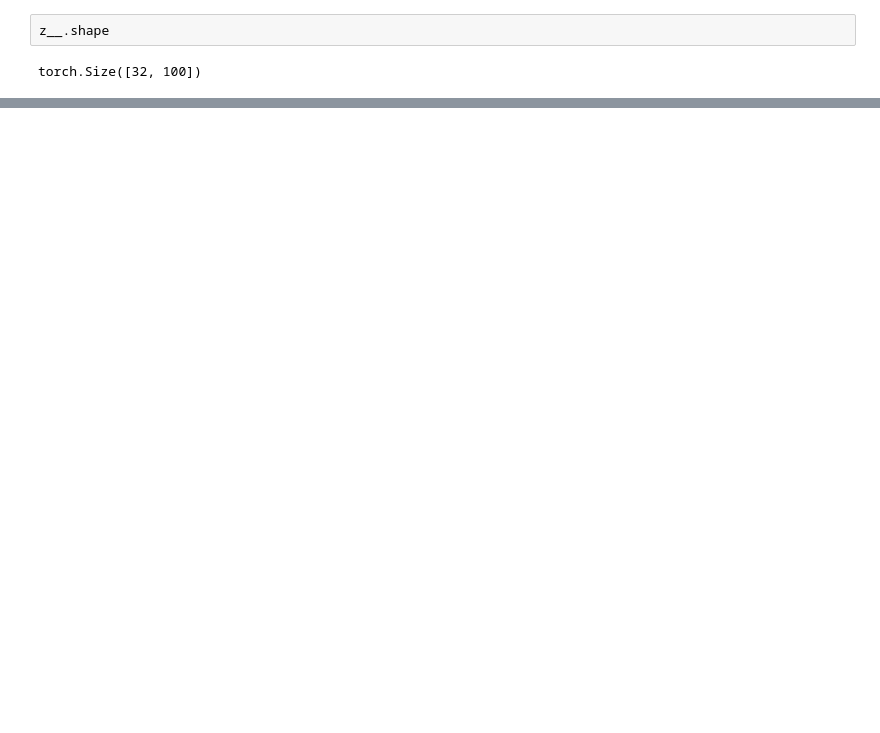
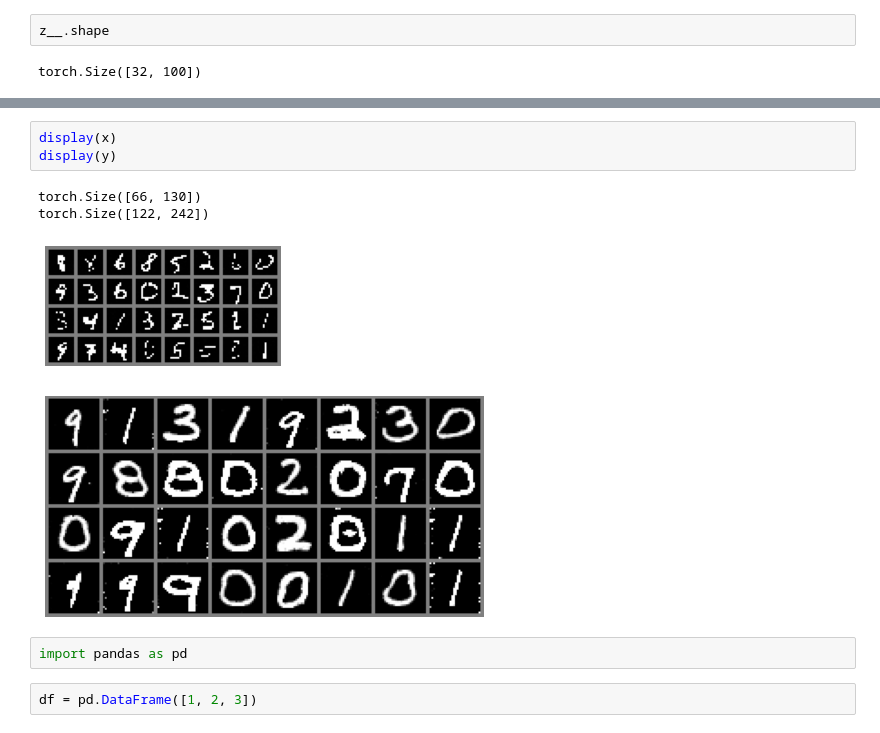
Before and after one commit to mamaj/max-MI-GAN, a Jupyter notebook: inverse_deterministic_forceing.ipynb, the cells around one changed output, grey strips where cells are left out. Saved outputs shown, nothing was run; the diff lists cells and outputs as text; blank space fills up the shorter version.

```diff
--- a/inverse_deterministic_forceing.ipynb
+++ b/inverse_deterministic_forceing.ipynb
@@ -320,0 +329,12 @@ plt.colorbar(im)
+# %%
+display(x)
+display(y)
+# %% [output]
+torch.Size([66, 130])
+torch.Size([122, 242])
+[figure, added]
+[figure, added]
+# %%
+import pandas as pd
+# %%
+df = pd.DataFrame([1, 2, 3])
```
Also changed, not shown: parts of 7 cells of this notebook, 4 other files.
